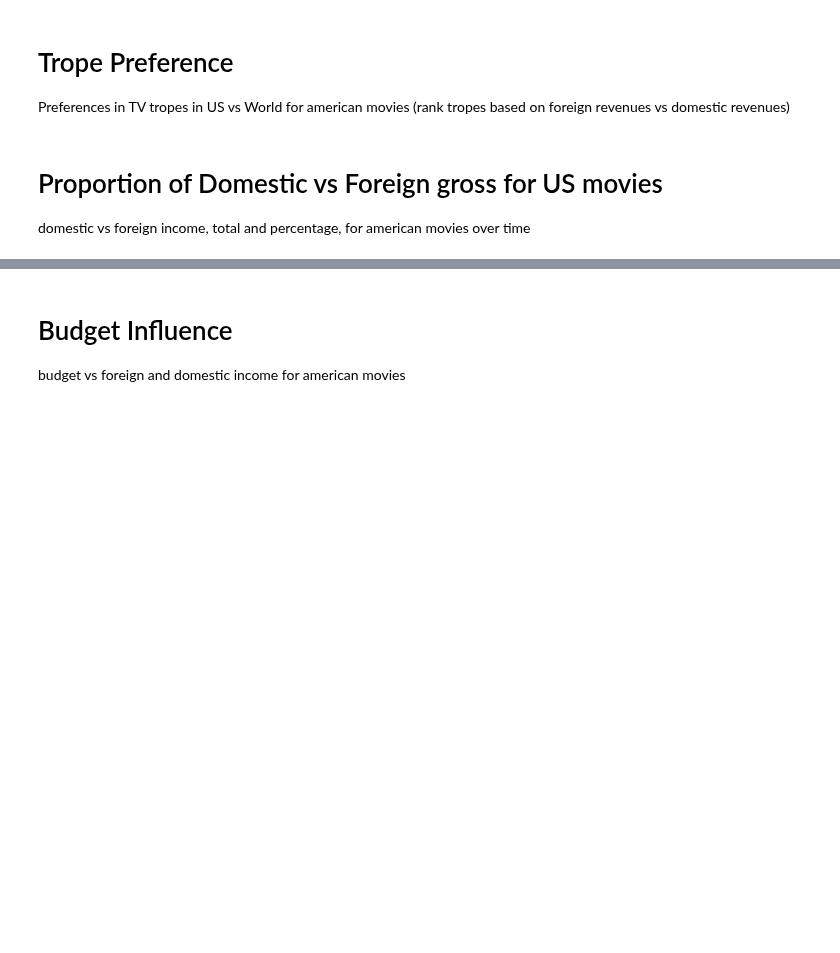
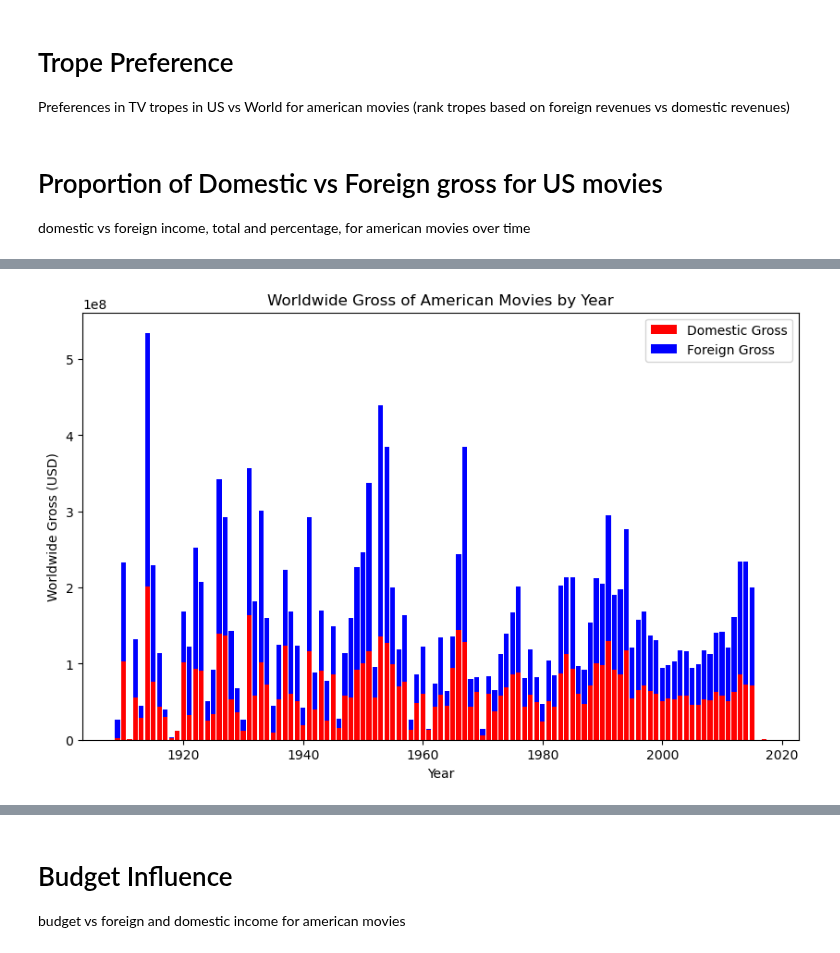
Before and after one commit to epfl-ada/ada-2024-project-thelordsofdata, a Jupyter notebook: src/data/initial_analysis.ipynb, the cells around one changed output, grey strips where cells are left out. Drawn from its saved outputs; the diff is of its cells as text; code cells hidden in the pictures; blank space fills up the shorter version.

```diff
--- a/src/data/initial_analysis.ipynb
+++ b/src/data/initial_analysis.ipynb
@@ -38,0 +77,19 @@ domestic vs foreign income, total and percentage, for american movies over time
+# %%
+# First, group the data by 'Year' and calculate the sum for each year
+yearly_data = df_gross.groupby('Year')[['domestic_gross', 'foreign_gross']].mean()
+
+# Create the stacked bar plot
+plt.figure(figsize=(10, 6))
+plt.bar(yearly_data.index, yearly_data['domestic_gross'], color='red', label='Domestic Gross')
+plt.bar(yearly_data.index, yearly_data['foreign_gross'], bottom=yearly_data['domestic_gross'], color='blue', label='Foreign Gross')
+
+# Add labels and title
+plt.xlabel('Year')
+plt.ylabel('Worldwide Gross (USD)')
+plt.title('Worldwide Gross of American Movies by Year')
+plt.legend()
+
+# Display the plot
+plt.show()
+# %% [output]
+[figure, added]
```
Also changed, not shown: parts of 6 cells of this notebook, 2 other files.
